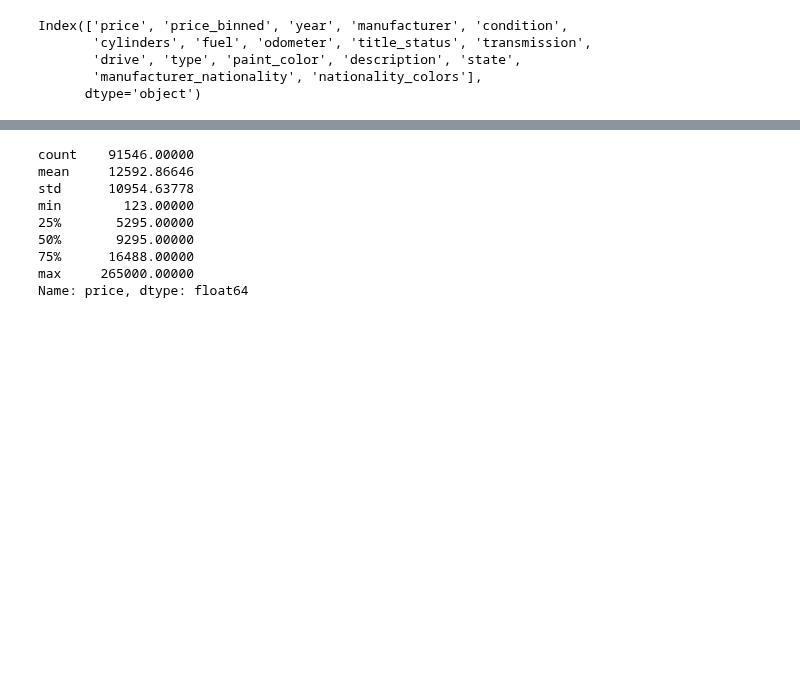
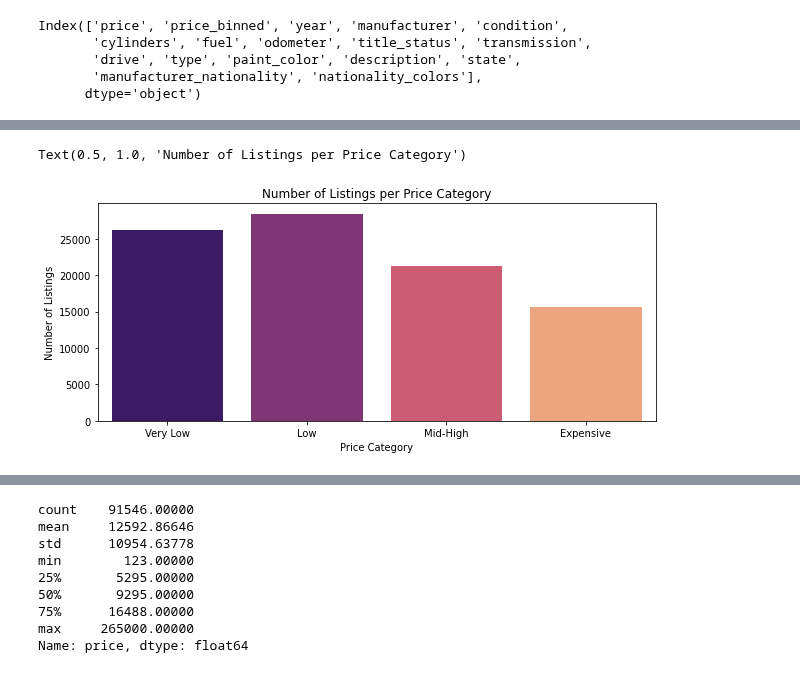
Before and after one commit to matthiasronnau/BANA-212-Final-Project, a Jupyter notebook: BANA-212 Final Project.ipynb, the cells around one changed output, grey strips where cells are left out. Cells and saved outputs as stored; diff of their text form; code cells hidden in the pictures; blank space fills up the shorter version.

```diff
--- a/BANA-212 Final Project.ipynb
+++ b/BANA-212 Final Project.ipynb
@@ -432,3 +439,12 @@ sorted(list(cars_no_missing["manufacturer_nationality"].unique()))
+# %%
+plt.figure(figsize = (10, 4))
+sns.countplot(x = "price_binned", data = cars_no_missing, palette = "magma")
+plt.xlabel("Price Category")
+plt.ylabel("Number of Listings")
+plt.title("Number of Listings per Price Category")
+# %% [output]
+Text(0.5, 1.0, 'Number of Listings per Price Category')
+[figure, added]
 # %%
 numerical = cars_no_missing.loc[:, ["price", "year", "cylinders", "odometer"]]
 categorical = cars_no_missing.loc[:, ["manufacturer", "condition", "fuel", "title_status", "transmission", "drive",
```
Also changed, not shown: parts of 9 cells of this notebook.
